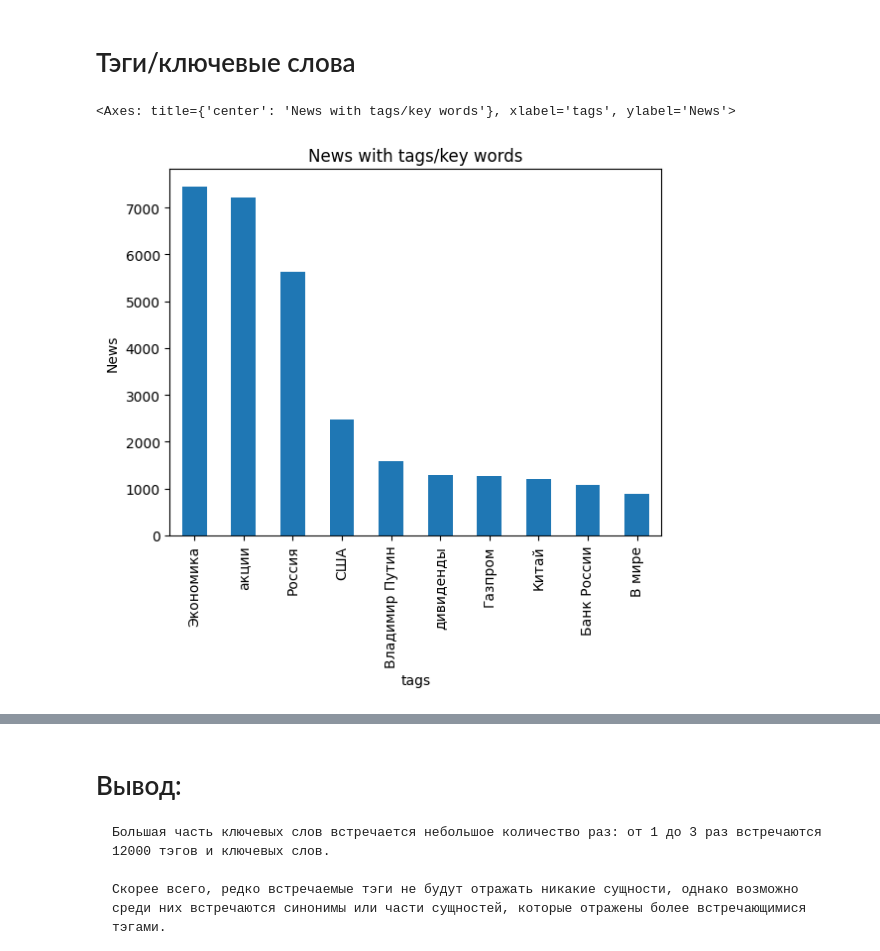
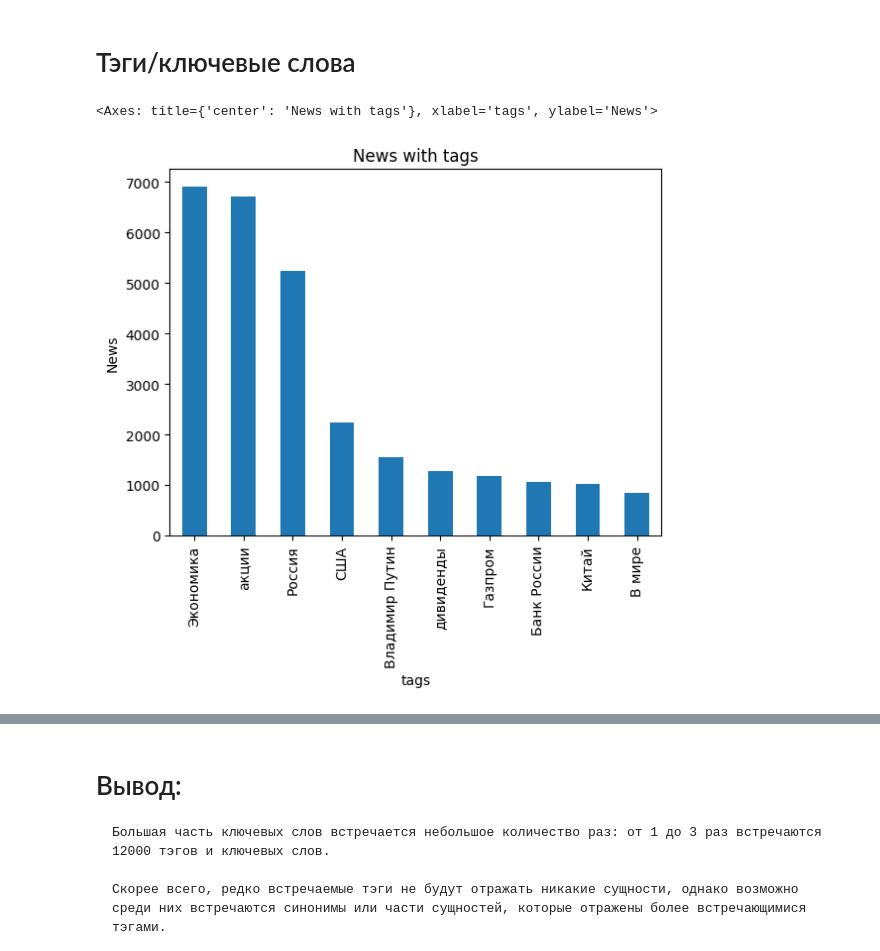
Before and after one commit to FlameInBrainSerj/project_news_graph, a Jupyter notebook: EDA/EDA_dates_tags.ipynb, the cells around one changed output, grey strips where cells are left out. Cells and saved outputs as stored; diff of their text form; code cells hidden in the pictures.

```diff
--- a/EDA/EDA_dates_tags.ipynb
+++ b/EDA/EDA_dates_tags.ipynb
@@ -238,0 +227,3 @@ df_kommersant
+# %%
+df_kommersant = df_kommersant.rename(columns={'key_words':'tags'})
+df_kommersant
@@ -239,5 +244,5 @@ df_kommersant
 # %%
-df_kommersant['key_words'] = df_kommersant['key_words'].replace('[]', np.NaN)
+df_kommersant['tags'] = df_kommersant['tags'].replace('[]', np.NaN)
 # %%
 df_kommersant['datetime'] = np.zeros(len(df_kommersant))
 for i in range(len(df_kommersant)):
@@ -301,5 +306,5 @@ ts_total.index = ts_total['datetime']
 # %%
-ts_total = ts_total[ts_total.index.weekday < 5].between_time('8:00', '23:30')
+ts_total = ts_total[ts_total.index.weekday < 5].between_time('9:30', '23:30')
 ts_total = ts_total[~(ts_total['date'].isin(pd.Series([datetime(2023, 1, 1), datetime(2023, 1, 2), datetime(2023, 1, 7), datetime(2023, 2, 23),
                                                                     datetime(2023, 3, 8), datetime(2023, 5, 1), datetime(2023, 5, 9),
                                                                     datetime(2023, 6, 12)]).dt.date.tolist()))]
@@ -349,15 +354,11 @@ def list_enhancer(a):
 for i in ts_total['tags']:
     if pd.notna(i):
         total_tags_key_words.extend(list_enhancer(i))
-
-for i in ts_total['key_words']:
-    if pd.notna(i):
-        total_tags_key_words.extend(list_enhancer(i))
 # %%
-pd.Series(total_tags_key_words).value_counts().head(10).plot(kind='bar', title='News with tags/key words', xlabel='tags', ylabel='News')
+pd.Series(total_tags_key_words).value_counts().head(10).plot(kind='bar', title='News with tags', xlabel='tags', ylabel='News')
 # %% [output]
-<Axes: title={'center': 'News with tags/key words'}, xlabel='tags', ylabel='News'>
+<Axes: title={'center': 'News with tags'}, xlabel='tags', ylabel='News'>
-[figure, old version]
+[figure, new version]
 # %%
 pd.Series(total_tags_key_words).value_counts().value_counts()
 # %% [output]
```
Also changed, not shown: parts of 12 cells of this notebook.
